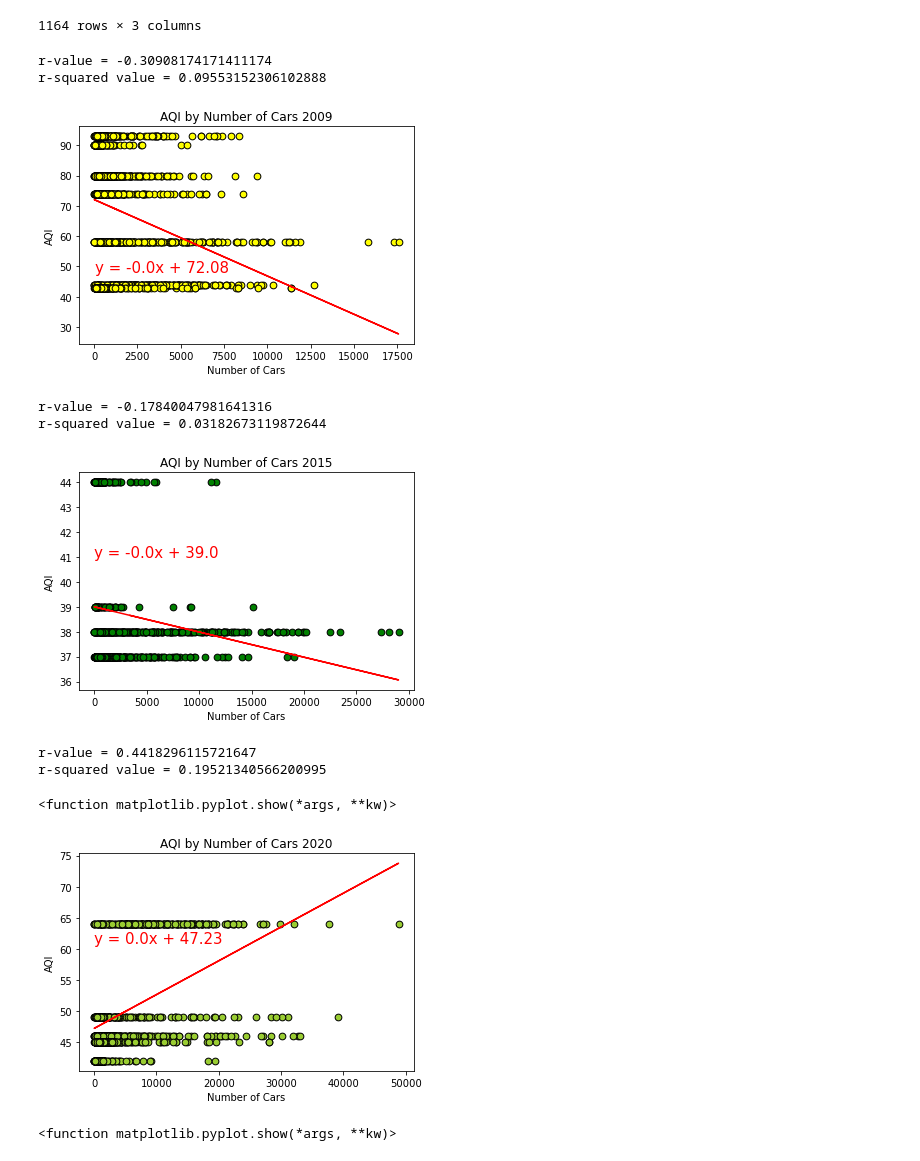
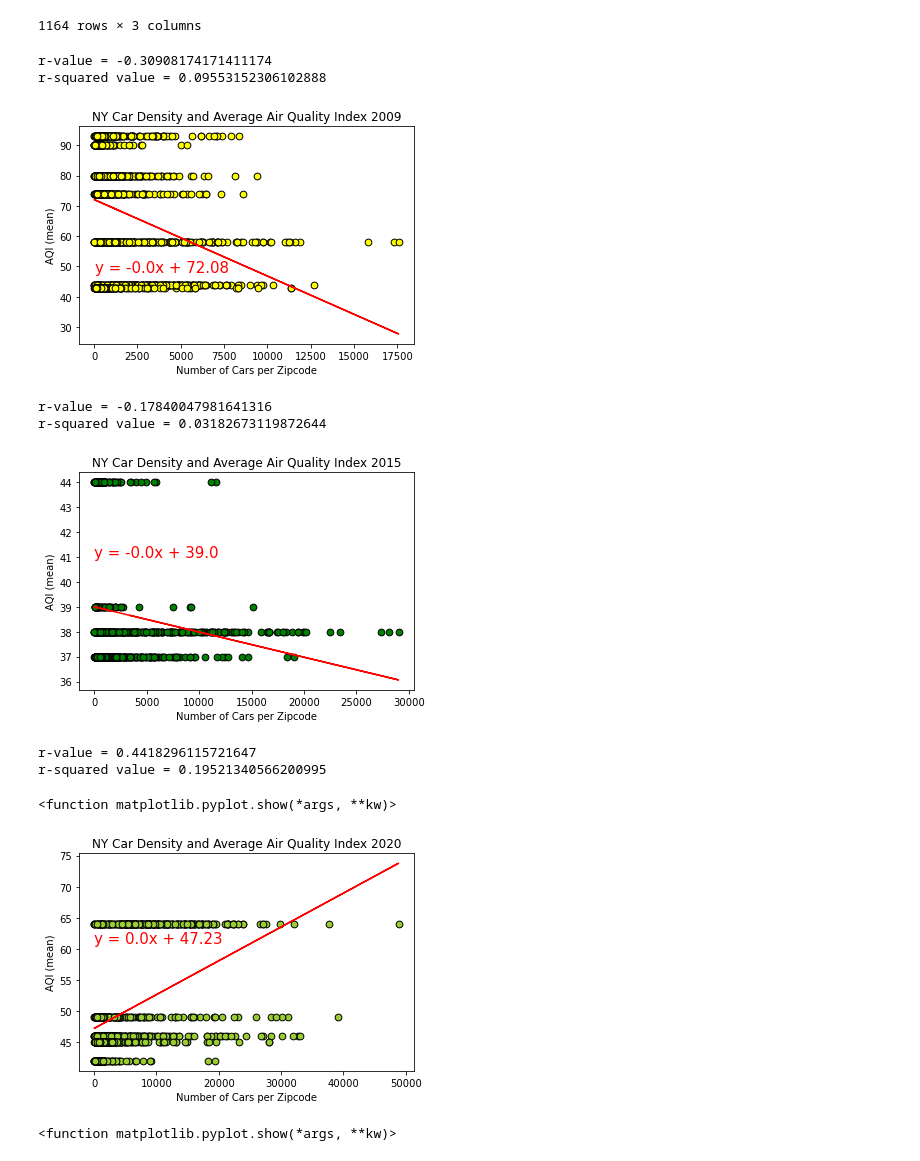
Before and after one commit to paloni-dotcom/Se7en, a Jupyter notebook: density_aqi.ipynb, the cells around one changed output. Saved outputs shown, nothing was run; the diff lists cells and outputs as text; code cells hidden in the pictures.

```diff
--- a/density_aqi.ipynb
+++ b/density_aqi.ipynb
@@ -199,37 +199,33 @@ cars_per_zip20
 # %%
 #scatter plot for each year
 #2009
-#cars_per_zip9.plot.scatter
-#plt.show
-#(x='', y='width',c='DarkBlue'))
-#plt.figure(figsize=(8,6))
 plt.scatter(cars_per_zip9["Number of Cars"], cars_per_zip9['AQI Mean'], c='yellow', edgecolor='Black', s=45)
-plt.xlabel("Number of Cars")
-plt.ylabel("AQI")
-plt.title("AQI by Number of Cars 2009")
+plt.xlabel("Number of Cars per Zipcode")
+plt.ylabel("AQI (mean)")
+plt.title("NY Car Density and Average Air Quality Index 2009")
 
 #plot line regress
 
 (slope, intercept, rvalue, pvalue, stderr) = linregress(cars_per_zip9['Number of Cars'], cars_per_zip9['AQI Mean'])
 regress_values = cars_per_zip9['Number of Cars'] * slope + intercept
 line_eq = "y = " + str(round(slope,2)) + "x + " + str(round(intercept,2))
 plt.plot(cars_per_zip9['Number of Cars'], regress_values, "r-")
 plt.annotate(line_eq,(20,48),fontsize=15,color="red")
 print(f"r-value = {rvalue}")
 print(f"r-squared value = {rvalue**2}")
 
 plt.show()
 # %% [output]
 r-value = -0.30908174171411174
 r-squared value = 0.09553152306102888
-[figure, old version]
+[figure, new version]
 # %%
 #scatter and line regress for 2015
 
 plt.scatter(cars_per_zip15["Number of Cars"], cars_per_zip15['AQI Mean'], c='Green', edgecolor='Black', s=45)
-plt.xlabel("Number of Cars")
-plt.ylabel("AQI")
-plt.title("AQI by Number of Cars 2015")
+plt.xlabel("Number of Cars per Zipcode")
+plt.ylabel("AQI (mean)")
+plt.title("NY Car Density and Average Air Quality Index 2015")
 plt.show
 
 (slope, intercept, rvalue, pvalue, stderr) = linregress(cars_per_zip15['Number of Cars'], cars_per_zip15['AQI Mean'])
@@ -244,13 +240,13 @@ plt.show()
 # %% [output]
 r-value = -0.17840047981641316
 r-squared value = 0.03182673119872644
-[figure, old version]
+[figure, new version]
 # %%
 #scatter and line regress for 2020
 plt.scatter(cars_per_zip20["Number of Cars"], cars_per_zip20['AQI Mean'], c='yellowgreen', edgecolor='Black', s=45)
-plt.xlabel("Number of Cars")
-plt.ylabel("AQI")
-plt.title("AQI by Number of Cars 2020")
+plt.xlabel("Number of Cars per Zipcode")
+plt.ylabel("AQI (mean)")
+plt.title("NY Car Density and Average Air Quality Index 2020")
 
 
 (slope, intercept, rvalue, pvalue, stderr) = linregress(cars_per_zip20['Number of Cars'], cars_per_zip20['AQI Mean'])
@@ -265,7 +261,7 @@ plt.show
 r-value = 0.4418296115721647
 r-squared value = 0.19521340566200995
 <function matplotlib.pyplot.show(*args, **kw)>
-[figure, old version]
+[figure, new version]
 # %%
 #histogram
 #2009
```
Also changed, not shown: parts of 1 cell of this notebook.
